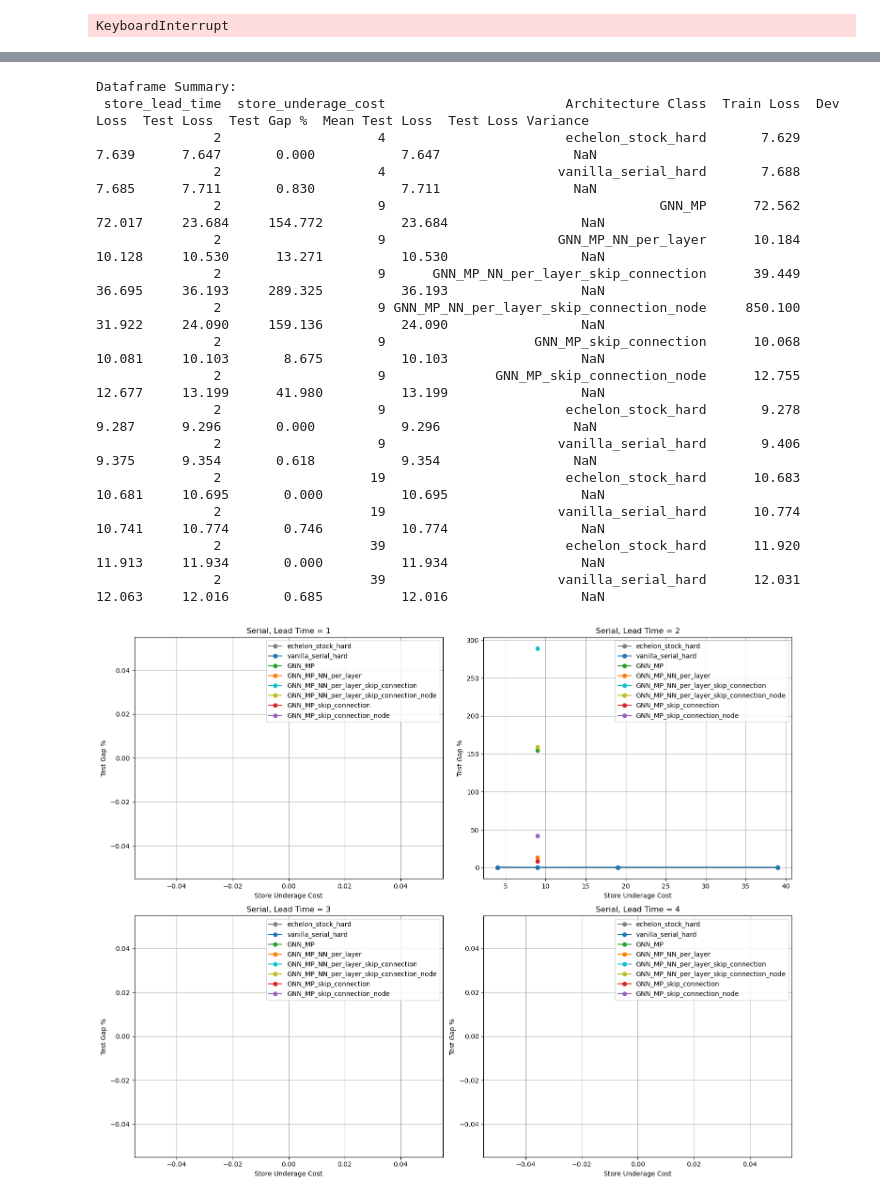
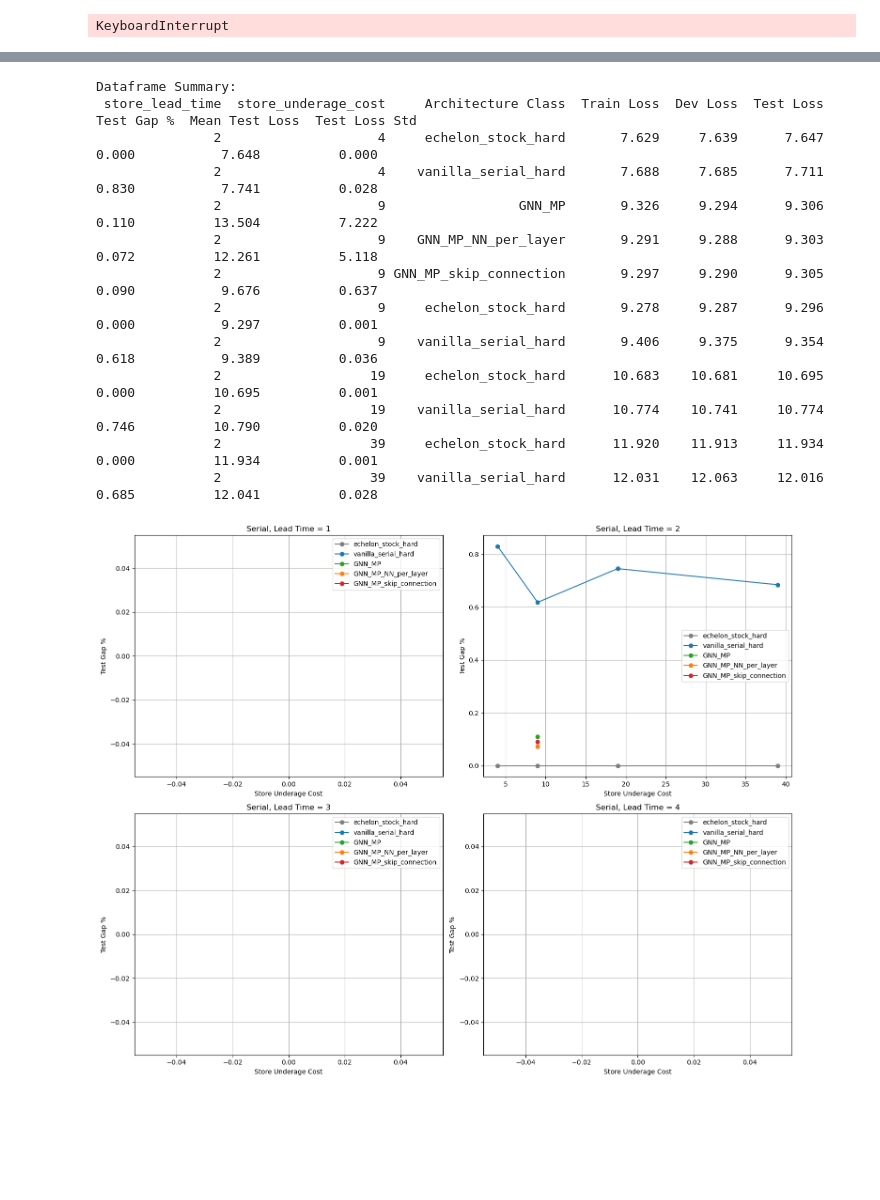
Before and after one commit to minuk302/Neural_inventory_control, a Jupyter notebook: analysis/ray_generic_architecture_serial.ipynb, the cells around one changed output, grey strips where cells are left out. Drawn from its saved outputs; the diff is of its cells as text; code cells hidden in the pictures; blank space fills up the shorter version.

```diff
--- a/analysis/ray_generic_architecture_serial.ipynb
+++ b/analysis/ray_generic_architecture_serial.ipynb
@@ -344,10 +344,11 @@ KeyboardInterrupt
 # Define color scheme for architecture types
 color_scheme = {
     "GNN_MP": "#2ca02c", # Green
-    "vanilla_serial": "#1f77b4",  # Blue
-    "GNN_MP_NN_per_layer": "#ff7f0e",  # Orange
+    "vanilla_serial": "#ff7f0e",  # Blue
+    "GNN_MP_NN_per_layer": "#1f77b4",  # Orange
     "paper_result(Vanilla NN)": "#7f7f7f",  # Purple
-    "GNN_MP_NN_per_layer_skip_connection": "#d62728" # Red
+    "GNN_MP_NN_per_layer_skip_connection": "#d62728", # Red
+    "GNN_MP_skip_connection": "#d62728" # Cyan
 }
 
 linestyle_scheme = {
@@ -355,7 +356,8 @@ linestyle_scheme = {
     "vanilla_serial": "-",  # Solid
     "GNN_MP_NN_per_layer": "-",  # Solid
     "paper_result(Vanilla NN)": "-",  # Solid
-    "GNN_MP_NN_per_layer_skip_connection": "-" # Solid
+    "GNN_MP_NN_per_layer_skip_connection": "-", # Solid
+    "GNN_MP_skip_connection": "-" # Solid
 }
 
 testset_name = "generic_architecture_serial"
@@ -364,8 +366,9 @@ testset_name = "generic_architecture_serial"
 architectures = {
     "GNN_MP": f'/user/ml4723/Prj/NIC/ray_results/{testset_name}/GNN_MP',
     "vanilla_serial": f'/user/ml4723/Prj/NIC/ray_results/{testset_name}/vanilla_serial',
-    "GNN_MP_NN_per_layer": f'/user/ml4723/Prj/NIC/ray_results/{testset_name}/GNN_MP_NN_per_layer',
-    "GNN_MP_NN_per_layer_skip_connection": f'/user/ml4723/Prj/NIC/ray_results/{testset_name}/GNN_MP_NN_per_layer_skip_connection'
+    # "GNN_MP_NN_per_layer": f'/user/ml4723/Prj/NIC/ray_results/{testset_name}/GNN_MP_NN_per_layer',
+    # "GNN_MP_NN_per_layer_skip_connection": f'/user/ml4723/Prj/NIC/ray_results/{testset_name}/GNN_MP_NN_per_layer_skip_connection',
+    # "GNN_MP_skip_connection": f'/user/ml4723/Prj/NIC/ray_results/{testset_name}/GNN_MP_skip_connection'
 }
 
 def custom_data_filler(out_row, reference_row):
@@ -393,7 +396,7 @@ for arch_name, path in architectures.items():
             df = results_interpretor.make_table({1: path},
                 {'store_lead_time': lead_time,
                  'store_underage_cost': underage_cost,
-                 'samples': [1,2,3],
+                 #'samples': [1,2,3,4,5],#,6,7,8,9,10,11,12,13,14,15,16],
                  'train_n_samples': [16]},
                 default_condition_setter, custom_data_filler,
                 sort_by=sort_by, pick_row_from_run_by=pick_row_from_run_by)
@@ -502,9 +505,7 @@ color_scheme = {
     "GNN_MP": "#2ca02c",  # Green
     "GNN_MP_NN_per_layer": "#ff7f0e",  # Orange
     "GNN_MP_skip_connection": "#d62728",  # Red
-    "GNN_MP_skip_connection_node": "#9467bd",  # Purple
     "GNN_MP_NN_per_layer_skip_connection": "#17becf",  # Cyan
-    "GNN_MP_NN_per_layer_skip_connection_node": "#bcbd22"  # Yellow-green
 }
 
 linestyle_scheme = {
@@ -513,9 +514,7 @@ linestyle_scheme = {
     "GNN_MP": "-",  # Solid
     "GNN_MP_NN_per_layer": "-",  # Solid
     "GNN_MP_skip_connection": "-",  # Solid
-    "GNN_MP_skip_connection_node": "-",  # Solid
     "GNN_MP_NN_per_layer_skip_connection": "-",  # Solid
-    "GNN_MP_NN_per_layer_skip_connection_node": "-"  # Solid
 }
 
 testset_name = "generic_architecture_serial_hard"
@@ -525,11 +524,9 @@ architectures = {
     "echelon_stock_hard": f'/user/ml4723/Prj/NIC/ray_results/{testset_name}/echelon_stock_hard',
     "vanilla_serial_hard": f'/user/ml4723/Prj/NIC/ray_results/{testset_name}/vanilla_serial_hard',
     "GNN_MP": f'/user/ml4723/Prj/NIC/ray_results/{testset_name}/GNN_MP',
-    "GNN_MP_NN_per_layer": f'/user/ml4723/Prj/NIC/ray_results/{testset_name}/GNN_MP_NN_per_layer',
+    # "GNN_MP_NN_per_layer": f'/user/ml4723/Prj/NIC/ray_results/{testset_name}/GNN_MP_NN_per_layer',
     "GNN_MP_skip_connection": f'/user/ml4723/Prj/NIC/ray_results/{testset_name}/GNN_MP_skip_connection',
-    "GNN_MP_skip_connection_node": f'/user/ml4723/Prj/NIC/ray_results/{testset_name}/GNN_MP_skip_connection_node',
-    "GNN_MP_NN_per_layer_skip_connection": f'/user/ml4723/Prj/NIC/ray_results/{testset_name}/GNN_MP_NN_per_layer_skip_connection',
-    "GNN_MP_NN_per_layer_skip_connection_node": f'/user/ml4723/Prj/NIC/ray_results/{testset_name}/GNN_MP_NN_per_layer_skip_connection_node'
+    # "GNN_MP_NN_per_layer_skip_connection": f'/user/ml4723/Prj/NIC/ray_results/{testset_name}/GNN_MP_NN_per_layer_skip_connection',
 }
 
 def custom_data_filler(out_row, reference_row):
@@ -555,7 +552,9 @@ for arch_name, path in architectures.items():
         for underage_cost in params['store_underage_cost']:
             df = results_interpretor.make_table({1: path},
                 {'store_lead_time': lead_time,
-                 'store_underage_cost': underage_cost},
+                 'store_underage_cost': underage_cost,
+                 'train_n_samples': [32768],
+                 'samples': [1,2,3]},
                 default_condition_setter, custom_data_filler,
                 sort_by=sort_by, pick_row_from_run_by=pick_row_from_run_by)
             if df.empty:
@@ -581,15 +580,15 @@ pd.set_option('display.width', None)        # Don't wrap wide displays
 pd.set_option('display.float_format', lambda x: '%.3f' % x)  # Format floats to 3 decimal places
 
 # Sort and select columns
-# Calculate mean and variance of test loss grouped by lead time, underage cost and architecture class
-variance_df = df.groupby(['store_lead_time', 'store_underage_cost', 'Architecture Class'])['Test Loss'].agg(['mean', 'var']).reset_index()
-variance_df.columns = ['store_lead_time', 'store_underage_cost', 'Architecture Class', 'Mean Test Loss', 'Test Loss Variance']
+# Calculate mean and standard deviation of test loss grouped by lead time, underage cost and architecture class
+variance_df = df.groupby(['store_lead_time', 'store_underage_cost', 'Architecture Class'])['Test Loss'].agg(['mean', 'std']).reset_index()
+variance_df.columns = ['store_lead_time', 'store_underage_cost', 'Architecture Class', 'Mean Test Loss', 'Test Loss Std']
 
-# Round variance to 6 decimal places
-variance_df['Test Loss Variance'] = variance_df['Test Loss Variance'].round(6)
+# Round std to 6 decimal places
+variance_df['Test Loss Std'] = variance_df['Test Loss Std'].round(6)
 variance_df['Mean Test Loss'] = variance_df['Mean Test Loss'].round(6)
 
-# Merge mean and variance back into main dataframe
+# Merge mean and std back into main dataframe
 df_sorted = df.merge(
     variance_df,
     on=['store_lead_time', 'store_underage_cost', 'Architecture Class'],
@@ -598,7 +597,7 @@ df_sorted = df.merge(
 
 columns = ['store_lead_time', 'store_underage_cost', 'Architecture Class',
           'Train Loss', 'Dev Loss', 'Test Loss', 'Test Gap %',
-          'Mean Test Loss', 'Test Loss Variance']
+          'Mean Test Loss', 'Test Loss Std']
 df_sorted = df_sorted.loc[df_sorted.groupby(['store_lead_time', 'store_underage_cost', 'Architecture Class'])['Test Loss'].idxmin()]
 print(df_sorted[columns].to_string(index=False))
 
@@ -611,46 +610,43 @@ axes = [ax1, ax2, ax3, ax4]
 # Plot for each lead time
 for idx, lead_time in enumerate(params['store_lead_time']):
     lead_time_df = df[df['store_lead_time'] == lead_time]
 
     for arch in df['Architecture Class'].unique():
         arch_data = lead_time_df[lead_time_df['Architecture Class'] == arch]
         x = arch_data['store_underage_cost'].values
         y = arch_data['Test Gap %'].values
         # Sort x and y based on x values
         sort_idx = np.argsort(x)
         x = x[sort_idx]
         y = y[sort_idx]
 
         axes[idx].plot(x, y,
                       marker='o',
                       label=arch,
                       color=color_scheme[arch],
                       linestyle=linestyle_scheme[arch])
 
     axes[idx].set_title(f'Serial, Lead Time = {lead_time}')
     axes[idx].set_xlabel('Store Underage Cost')
     axes[idx].set_ylabel('Test Gap %')
     axes[idx].grid(True)
     axes[idx].legend()
 
 
 plt.tight_layout()
 plt.show()
 # %% [output]
 Dataframe Summary:
- store_lead_time  store_underage_cost                       Architecture Class  Train Loss  Dev Loss  Test Loss  Test Gap %  Mean Test Loss  Test Loss Variance
-               2                    4                       echelon_stock_hard       7.629     7.639      7.647       0.000           7.647                 NaN
-               2                    4                      vanilla_serial_hard       7.688     7.685      7.711       0.830           7.711                 NaN
-               2                    9                                   GNN_MP      72.562    72.017     23.684     154.772          23.684                 NaN
-               2                    9                      GNN_MP_NN_per_layer      10.184    10.128     10.530      13.271          10.530                 NaN
-               2                    9      GNN_MP_NN_per_layer_skip_connection      39.449    36.695     36.193     289.325          36.193                 NaN
-               2                    9 GNN_MP_NN_per_layer_skip_connection_node     850.100    31.922     24.090     159.136          24.090                 NaN
-               2                    9                   GNN_MP_skip_connection      10.068    10.081     10.103       8.675          10.103                 NaN
-               2                    9              GNN_MP_skip_connection_node      12.755    12.677     13.199      41.980          13.199                 NaN
-               2                    9                       echelon_stock_hard       9.278     9.287      9.296       0.000           9.296                 NaN
-               2                    9                      vanilla_serial_hard       9.406     9.375      9.354       0.618           9.354                 NaN
-               2                   19                       echelon_stock_hard      10.683    10.681     10.695       0.000          10.695                 NaN
-               2                   19                      vanilla_serial_hard      10.774    10.741     10.774       0.746          10.774                 NaN
-               2                   39                       echelon_stock_hard      11.920    11.913     11.934       0.000          11.934                 NaN
-               2                   39                      vanilla_serial_hard      12.031    12.063     12.016       0.685          12.016                 NaN
+ store_lead_time  store_underage_cost     Architecture Class  Train Loss  Dev Loss  Test Loss  Test Gap %  Mean Test Loss  Test Loss Std
+               2                    4     echelon_stock_hard       7.629     7.639      7.647       0.000           7.648          0.000
+               2                    4    vanilla_serial_hard       7.688     7.685      7.711       0.830           7.741          0.028
+               2                    9                 GNN_MP       9.326     9.294      9.306       0.110          13.504          7.222
+               2                    9    GNN_MP_NN_per_layer       9.291     9.288      9.303       0.072          12.261          5.118
+               2                    9 GNN_MP_skip_connection       9.297     9.290      9.305       0.090           9.676          0.637
+               2                    9     echelon_stock_hard       9.278     9.287      9.296       0.000           9.297          0.001
+               2                    9    vanilla_serial_hard       9.406     9.375      9.354       0.618           9.389          0.036
+               2                   19     echelon_stock_hard      10.683    10.681     10.695       0.000          10.695          0.001
+               2                   19    vanilla_serial_hard      10.774    10.741     10.774       0.746          10.790          0.020
+               2                   39     echelon_stock_hard      11.920    11.913     11.934       0.000          11.934          0.001
+               2                   39    vanilla_serial_hard      12.031    12.063     12.016       0.685          12.041          0.028
-[figure, old version]
+[figure, new version]
```
Also changed, not shown: parts of 2 cells of this notebook, 11 other files.
